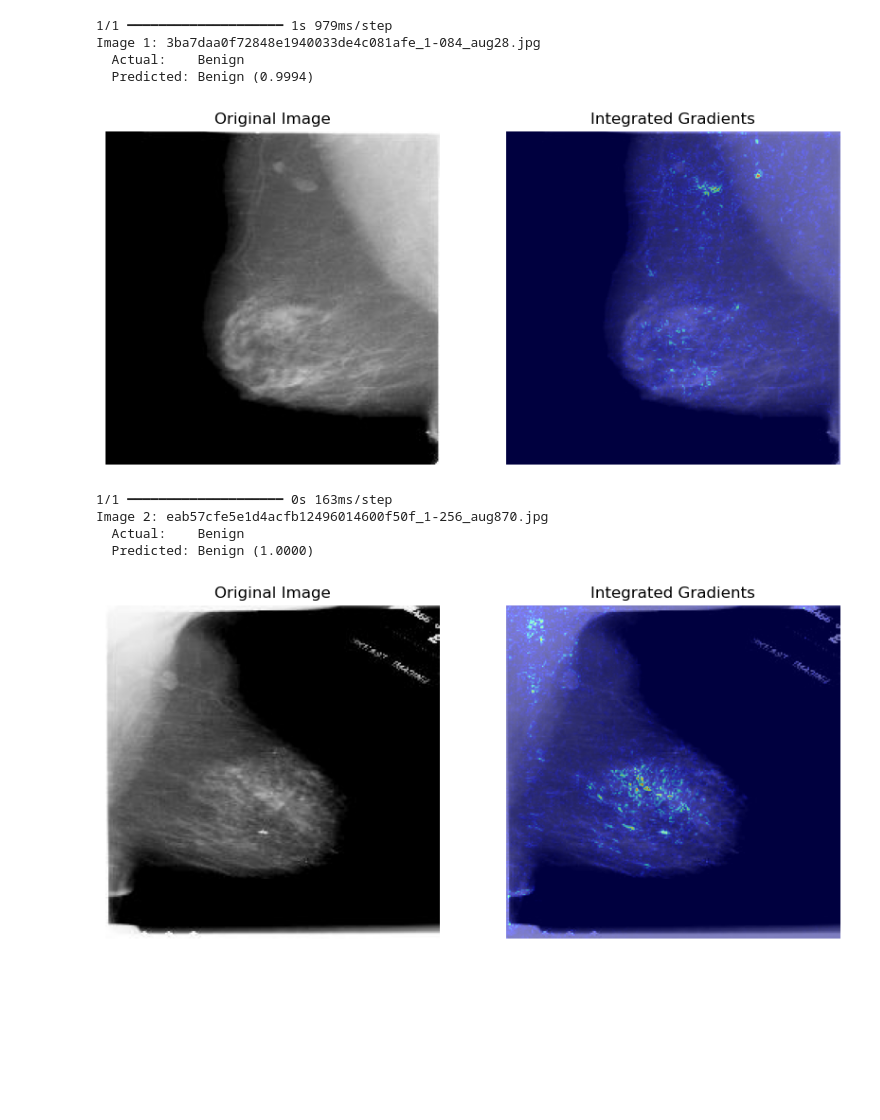
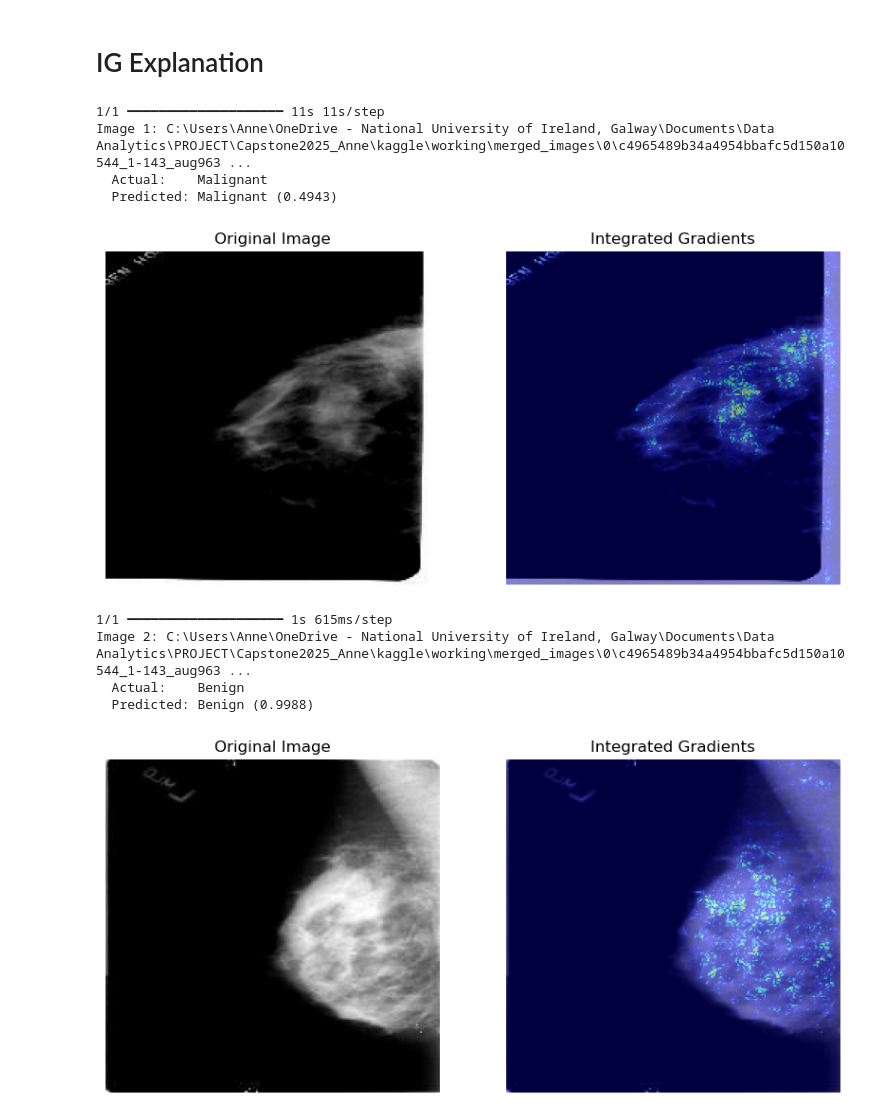
Before and after one commit to annerachelpinto/Capstone2025_Anne, a Jupyter notebook: integrated_gradients.ipynb, the cells around one changed output. Saved outputs shown, nothing was run; the diff lists cells and outputs as text; code cells hidden in the pictures; blank space fills up the shorter version.

```diff
--- a/integrated_gradients.ipynb
+++ b/integrated_gradients.ipynb
@@ -1,15 +13,10 @@
+# %% [markdown]
+# IG Explanation
 # %%
-import tensorflow as tf
-import numpy as np
-import matplotlib.pyplot as plt
-from tensorflow.keras.applications.resnet50 import preprocess_input
-from tensorflow.keras.preprocessing import image
-import os
-import random
 
 # ========== CONFIG ==========
-model_path = "pretrained_model/Resnet50.keras"
-data_dir = r"C:\Users\Anne\OneDrive - National University of Ireland, Galway\Documents\Data Analytics\PROJECT\Capstone2025_Anne\kaggle\working\merged_images"
+model_path = "trained_model/ResNet50.keras"
+data_dir = r"C:\Users\Anne\OneDrive - National University of Ireland, Galway\Documents\Data Analytics\PROJECT\Capstone2025_Anne\cbis_ddsm_dataset\merged_data"
 class_names = ["Benign", "Malignant"]
 img_size = 224
 
@@ -72,40 +79,40 @@ def plot_integrated_grads(img, ig, alpha=0.5):
     plt.title("Integrated Gradients")
     plt.axis('off')
     plt.imshow(img.astype(np.uint8))
     plt.imshow(ig, cmap='jet', alpha=alpha)
 
     plt.show()
 
 # ===== Run and Plot IG for samples =====
 for i, img in enumerate(X):
     # Get true class from folder name
     class_folder = os.path.basename(os.path.dirname(paths[i]))
     true_label = "Malignant" if class_folder == "1" else "Benign"
 
     # Predict
     img_input = preprocess_input(np.expand_dims(img.copy(), axis=0))
     pred_prob = model.predict(img_input)[0][0]
     pred_label = "Malignant" if pred_prob < 0.5 else "Benign"
 
     # Compute IG for predicted class index
     target_idx = 0 if pred_label == "Benign" else 1
 
     # Integrated gradients
     ig = integrated_gradients(img, model, target_class_idx=target_idx, steps=50)
 
-    print(f"Image {i+1}: ")
+    print(f"Image {i+1}: {paths[1]}")
     print(f"  Actual:    {true_label}")
     print(f"  Predicted: {pred_label} ({pred_prob:.4f})")
 
     plot_integrated_grads(img, ig)
 # %% [output]
-1/1 ━━━━━━━━━━━━━━━━━━━━ 1s 979ms/step
-Image 1: 3ba7daa0f72848e1940033de4c081afe_1-084_aug28.jpg
-  Actual:    Benign
-  Predicted: Benign (0.9994)
+1/1 ━━━━━━━━━━━━━━━━━━━━ 11s 11s/step
+Image 1: C:\Users\Anne\OneDrive - National University of Ireland, Galway\Documents\Data Analytics\PROJECT\Capstone2025_Anne\kaggle\working\merged_images\0\c4965489b34a4954bbafc5d150a10544_1-143_aug963 ...
+  Actual:    Malignant
+  Predicted: Malignant (0.4943)
-[figure, old version]
+[figure, new version]
-1/1 ━━━━━━━━━━━━━━━━━━━━ 0s 163ms/step
-Image 2: eab57cfe5e1d4acfb12496014600f50f_1-256_aug870.jpg
+1/1 ━━━━━━━━━━━━━━━━━━━━ 1s 615ms/step
+Image 2: C:\Users\Anne\OneDrive - National University of Ireland, Galway\Documents\Data Analytics\PROJECT\Capstone2025_Anne\kaggle\working\merged_images\0\c4965489b34a4954bbafc5d150a10544_1-143_aug963 ...
   Actual:    Benign
-  Predicted: Benign (1.0000)
+  Predicted: Benign (0.9988)
-[figure, old version]
+[figure, new version]
```
Also changed, not shown: parts of 10 cells of this notebook, 10 other files.
